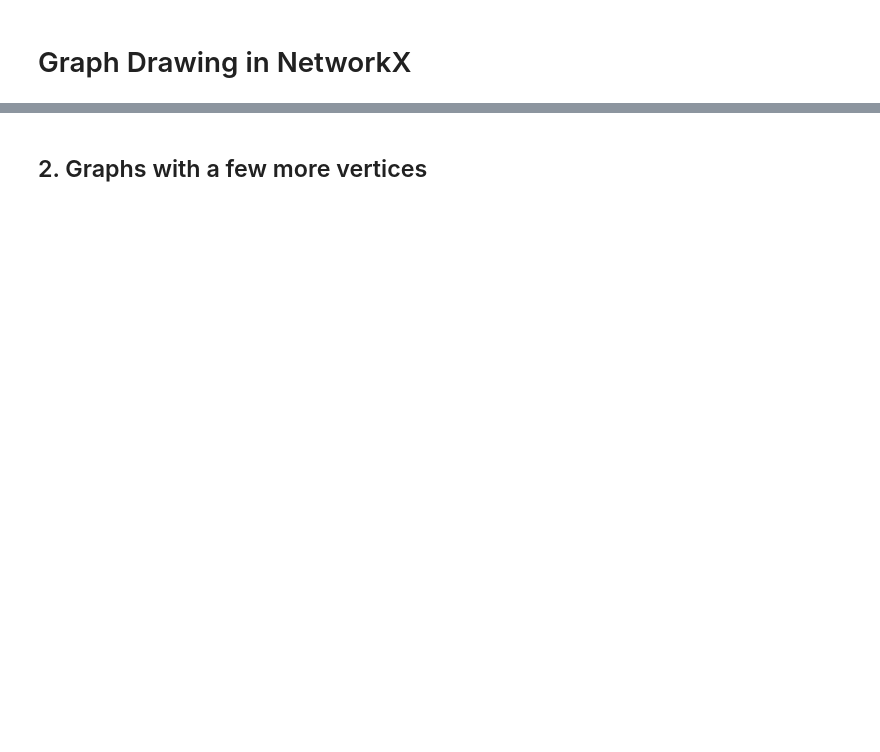
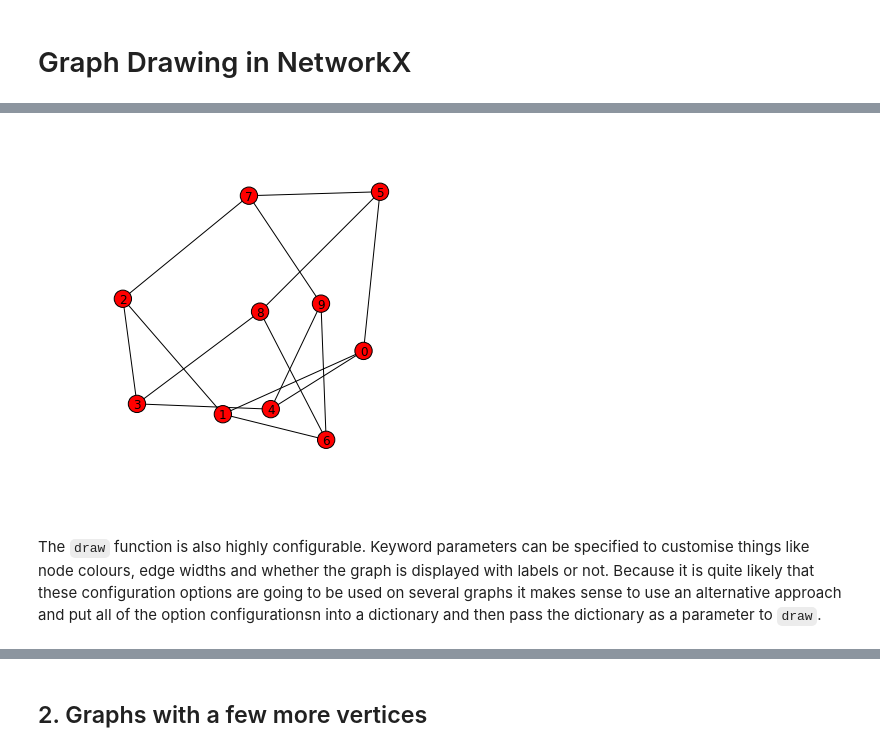
Before and after one commit to MHenderson/graph-drawing, a Jupyter notebook: networkx-drawing-notebook.ipynb, the cells around one changed output, grey strips where cells are left out. Drawn from its saved outputs; the diff is of its cells as text; code cells hidden in the pictures; blank space fills up the shorter version.

```diff
--- a/networkx-drawing-notebook.ipynb
+++ b/networkx-drawing-notebook.ipynb
@@ -30,2 +27,9 @@ We don't look at the last two here.
+# %%
+G = nx.petersen_graph()
+nx.draw(G)
+# %% [output]
+[figure, added]
+# %% [markdown]
+The ``draw`` function is also highly configurable. Keyword parameters can be specified to customise things like node colours, edge widths and whether the graph is displayed with labels or not. Because it is quite likely that these configuration options are going to be used on several graphs it makes sense to use an alternative approach and put all of the option configurationsn into a dictionary and then pass the dictionary as a parameter to ``draw``.
 # %%
 options = {
```
Also changed, not shown: parts of 29 cells of this notebook.
